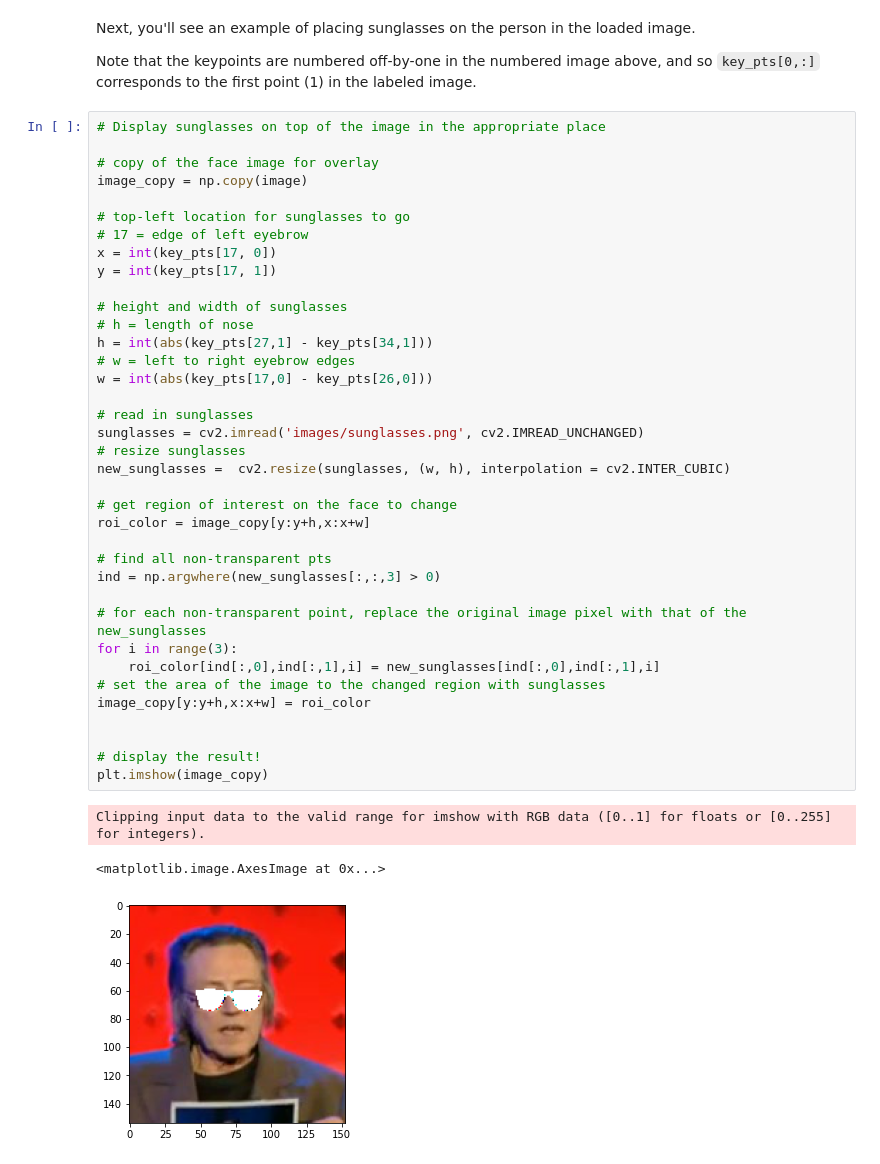
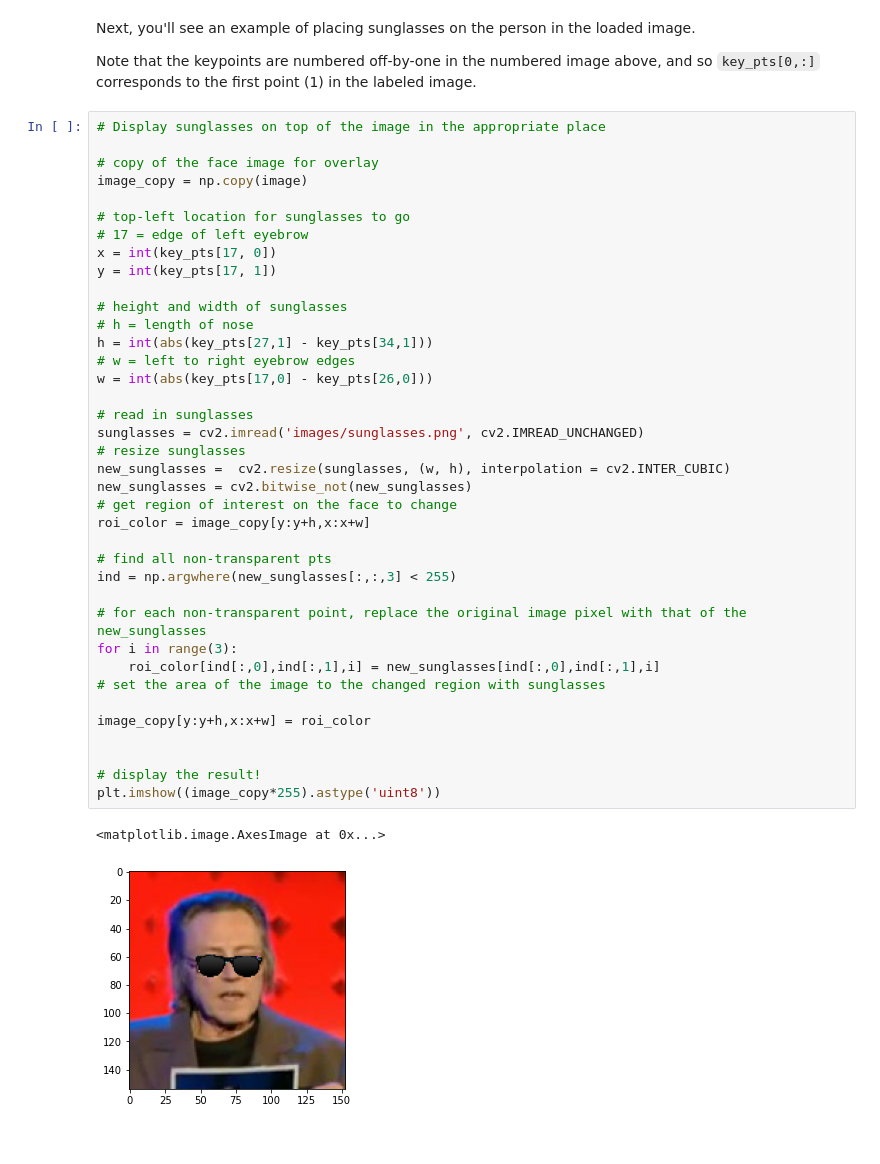
Before and after one commit to ysnygr/Facial-Keypoints-Detection, a Jupyter notebook: 4. Fun with Keypoints.ipynb, the cells around one changed output. Cells and saved outputs as stored; diff of their text form.

```diff
--- a/4. Fun with Keypoints.ipynb
+++ b/4. Fun with Keypoints.ipynb
@@ -113,37 +113,37 @@ image_copy = np.copy(image)
 
 # top-left location for sunglasses to go
 # 17 = edge of left eyebrow
 x = int(key_pts[17, 0])
 y = int(key_pts[17, 1])
 
 # height and width of sunglasses
 # h = length of nose
 h = int(abs(key_pts[27,1] - key_pts[34,1]))
 # w = left to right eyebrow edges
 w = int(abs(key_pts[17,0] - key_pts[26,0]))
 
 # read in sunglasses
 sunglasses = cv2.imread('images/sunglasses.png', cv2.IMREAD_UNCHANGED)
 # resize sunglasses
 new_sunglasses =  cv2.resize(sunglasses, (w, h), interpolation = cv2.INTER_CUBIC)
-
+new_sunglasses = cv2.bitwise_not(new_sunglasses)
 # get region of interest on the face to change
 roi_color = image_copy[y:y+h,x:x+w]
 
 # find all non-transparent pts
-ind = np.argwhere(new_sunglasses[:,:,3] > 0)
+ind = np.argwhere(new_sunglasses[:,:,3] < 255)
 
 # for each non-transparent point, replace the original image pixel with that of the new_sunglasses
 for i in range(3):
     roi_color[ind[:,0],ind[:,1],i] = new_sunglasses[ind[:,0],ind[:,1],i]
 # set the area of the image to the changed region with sunglasses
+
 image_copy[y:y+h,x:x+w] = roi_color
 
 
 # display the result!
-plt.imshow(image_copy)
+plt.imshow((image_copy*255).astype('uint8'))
 # %% [output]
-Clipping input data to the valid range for imshow with RGB data ([0..1] for floats or [0..255] for integers).
+<matplotlib.image.AxesImage at 0x...>
-<matplotlib.image.AxesImage at 0x...>
-[figure, old version]
+[figure, new version]
 # %% [markdown]
```
Also changed, not shown: parts of 2 cells of this notebook.
